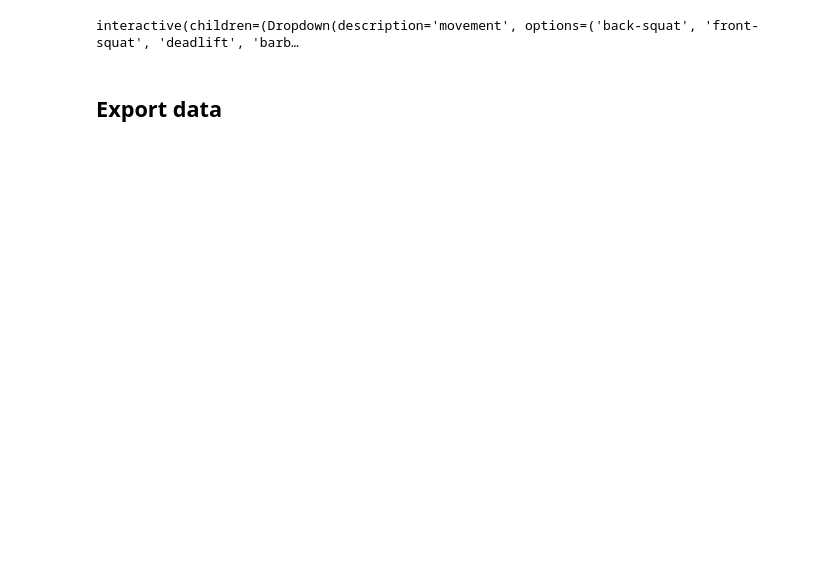
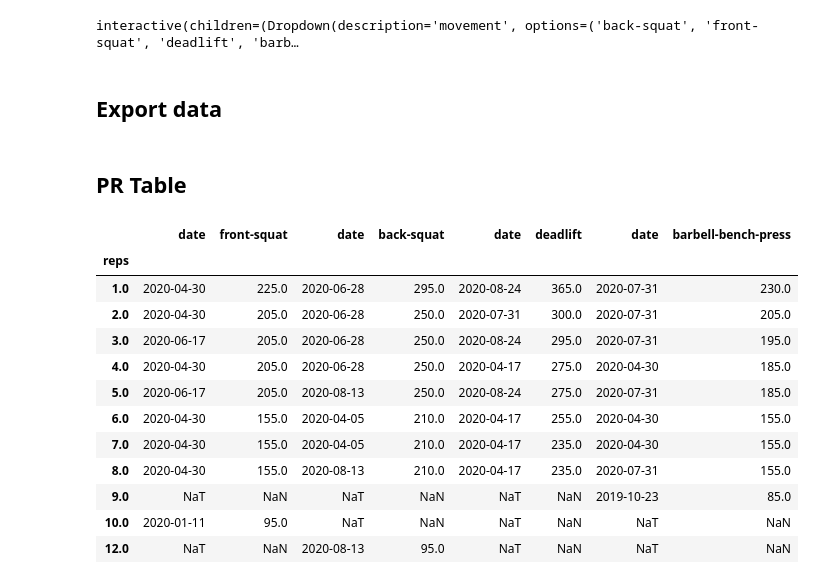
Before and after one commit to hnagib/WodUp-Scraper, a Jupyter notebook: notebooks/hn-wodup-crawler.ipynb, the cells around one changed output. Cells and saved outputs as stored; diff of their text form; code cells hidden in the pictures; blank space fills up the shorter version.

```diff
--- a/notebooks/hn-wodup-crawler.ipynb
+++ b/notebooks/hn-wodup-crawler.ipynb
@@ -123,3 +126,22 @@ interactive(children=(Dropdown(description='movement', options=('back-squat', 'f
 user = 'hasannagib'
 for movement,df in wodup_data[user].logs.items():
     df.to_csv(f'../data/{user}-{movement}.csv')
+# %% [markdown]
+## PR Table
+# %%
+df_pr = wodup_data['hasannagib'].gen_all_pr_tables()
+df_pr
+# %% [output]
+|  | date | front-squat | date | back-squat | date | deadlift | date | barbell-bench-press |
+| reps |  |  |  |  |  |  |  |  |
+| 1.0 | 2020-04-30 | 225.0 | 2020-06-28 | 295.0 | 2020-08-24 | 365.0 | 2020-07-31 | 230.0 |
+| 2.0 | 2020-04-30 | 205.0 | 2020-06-28 | 250.0 | 2020-07-31 | 300.0 | 2020-07-31 | 205.0 |
+| 3.0 | 2020-06-17 | 205.0 | 2020-06-28 | 250.0 | 2020-08-24 | 295.0 | 2020-07-31 | 195.0 |
+| 4.0 | 2020-04-30 | 205.0 | 2020-06-28 | 250.0 | 2020-04-17 | 275.0 | 2020-04-30 | 185.0 |
+| 5.0 | 2020-06-17 | 205.0 | 2020-08-13 | 250.0 | 2020-08-24 | 275.0 | 2020-07-31 | 185.0 |
+| 6.0 | 2020-04-30 | 155.0 | 2020-04-05 | 210.0 | 2020-04-17 | 255.0 | 2020-04-30 | 155.0 |
+| 7.0 | 2020-04-30 | 155.0 | 2020-04-05 | 210.0 | 2020-04-17 | 235.0 | 2020-04-30 | 155.0 |
+| 8.0 | 2020-04-30 | 155.0 | 2020-08-13 | 210.0 | 2020-04-17 | 235.0 | 2020-07-31 | 155.0 |
+| 9.0 | NaT | NaN | NaT | NaN | NaT | NaN | 2019-10-23 | 85.0 |
+| 10.0 | 2020-01-11 | 95.0 | NaT | NaN | NaT | NaN | NaT | NaN |
+| 12.0 | NaT | NaN | 2020-08-13 | 95.0 | NaT | NaN | NaT | NaN |
```
Also changed, not shown: parts of 4 cells of this notebook, 2 other files.
